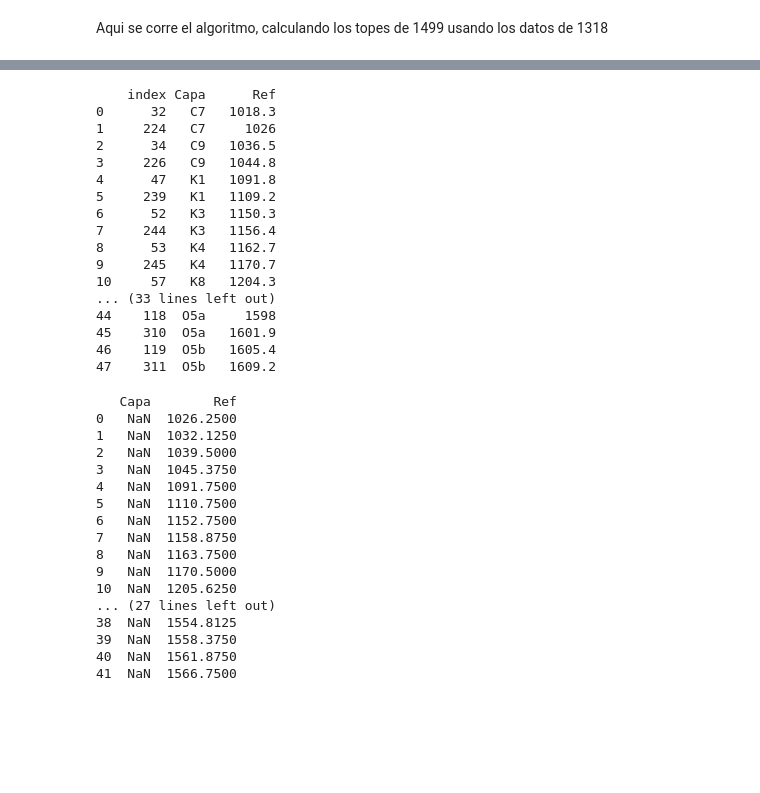
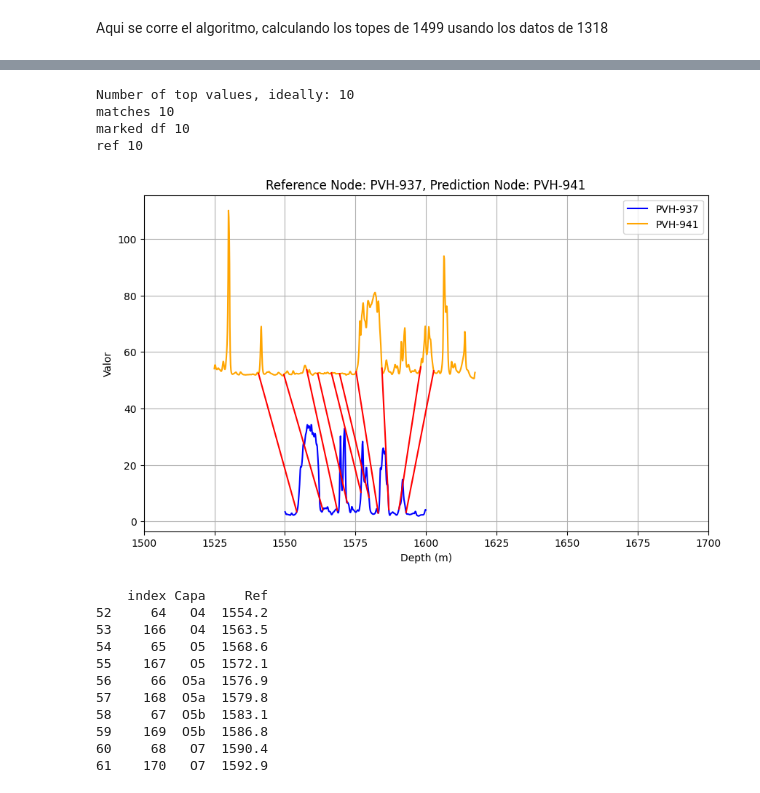
Before and after one commit to scast3/dtw_tool, a Jupyter notebook: more_nodes.ipynb, the cells around one changed output, grey strips where cells are left out. Cells and saved outputs as stored; diff of their text form; code cells hidden in the pictures; blank space fills up the shorter version.

```diff
--- a/more_nodes.ipynb
+++ b/more_nodes.ipynb
@@ -404,40 +328,37 @@ ref 42
-# %%
-print(G.nodes["PVH-941"]["known_tops"])
-# %% [output]
-    index Capa      Ref
-0      32   C7   1018.3
-1     224   C7     1026
-2      34   C9   1036.5
-3     226   C9   1044.8
-4      47   K1   1091.8
-5     239   K1   1109.2
-6      52   K3   1150.3
-7     244   K3   1156.4
-8      53   K4   1162.7
-9     245   K4   1170.7
-10     57   K8   1204.3
-... (33 lines left out)
-44    118  O5a     1598
-45    310  O5a   1601.9
-46    119  O5b   1605.4
-47    311  O5b   1609.2
-# %%
-print(G.nodes["PVH-941"]["tops"])
-# %% [output]
-   Capa        Ref
-0   NaN  1026.2500
-1   NaN  1032.1250
-2   NaN  1039.5000
-3   NaN  1045.3750
-4   NaN  1091.7500
-5   NaN  1110.7500
-6   NaN  1152.7500
-7   NaN  1158.8750
-8   NaN  1163.7500
-9   NaN  1170.5000
-10  NaN  1205.6250
-... (27 lines left out)
-38  NaN  1554.8125
-39  NaN  1558.3750
-40  NaN  1561.8750
-41  NaN  1566.7500
+# %%
+
+
+filtered_df1 = G.nodes["PVH-937"]["data"]
+filtered_df1 = filtered_df1[(filtered_df1["DEPTH"]>=1550) & (filtered_df1["DEPTH"]<=1600)]
+G.nodes["PVH-937"]["data"] = filtered_df1
+
+filtered_df2 = G.nodes["PVH-941"]["data"]
+filtered_df2 = filtered_df2[filtered_df2["DEPTH"]>=1525]
+G.nodes["PVH-941"]["data"] = filtered_df2
+
+filtered_t1 = G.nodes["PVH-937"]["known_tops"]
+filtered_t1 = filtered_t1[(filtered_t1["Ref"]>=1550) & (filtered_t1["Ref"]<=1600)]
+G.nodes["PVH-937"]["known_tops"] = filtered_t1
+
+#print(filtered_df1)
+profiles_comparison(G, "PVH-937", "PVH-941", [1500, 1700])
+# %% [output]
+Number of top values, ideally: 10
+matches 10
+marked df 10
+ref 10
+[figure, added]
+# %%
+print(filtered_t1)
+# %% [output]
+    index Capa     Ref
+52     64   O4  1554.2
+53    166   O4  1563.5
+54     65   O5  1568.6
+55    167   O5  1572.1
+56     66  O5a  1576.9
+57    168  O5a  1579.8
+58     67  O5b  1583.1
+59    169  O5b  1586.8
+60     68   O7  1590.4
+61    170   O7  1592.9
```
Also changed, not shown: parts of 2 cells of this notebook.
